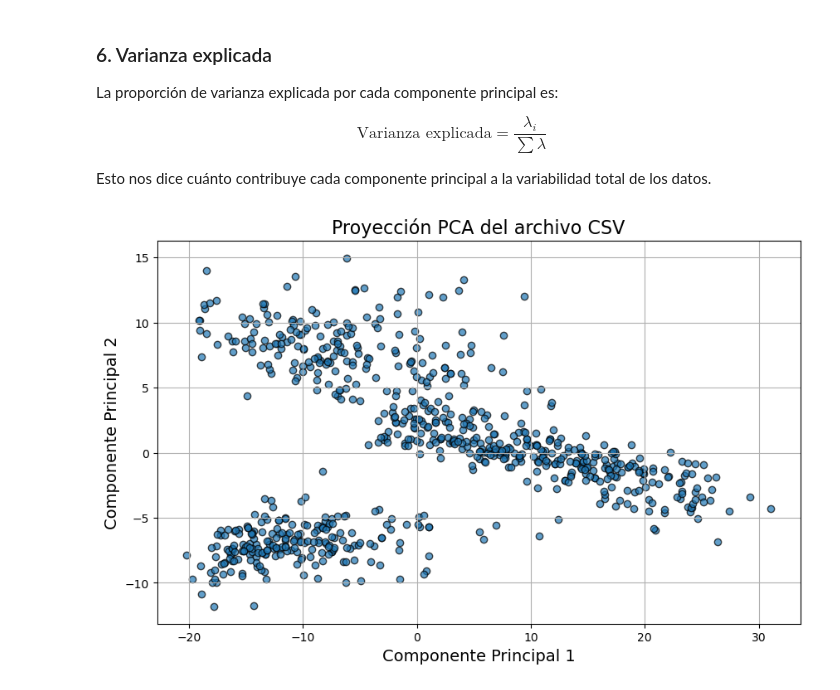
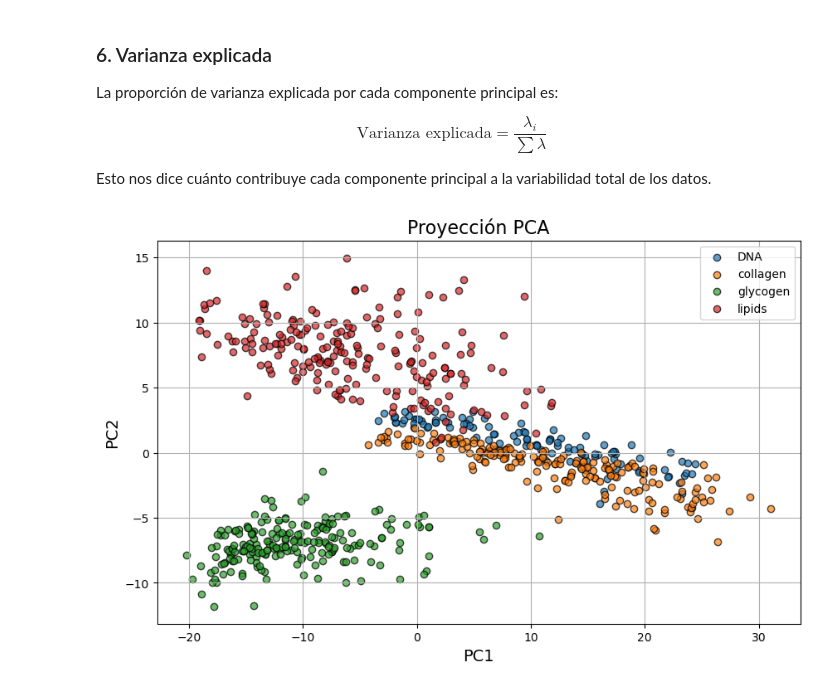
Before and after one commit to diegoseo/Proyecto-TFG, a Jupyter notebook: Ricardo/lectura-juan.ipynb, the cells around one changed output. Cells and saved outputs as stored; diff of their text form; code cells hidden in the pictures.

```diff
--- a/Ricardo/lectura-juan.ipynb
+++ b/Ricardo/lectura-juan.ipynb
@@ -408,26 +408,47 @@ pc2 = transformed_data[:, 1]
 # %%
 from sklearn.decomposition import PCA
 from sklearn.preprocessing import StandardScaler
 import matplotlib.pyplot as plt
 
 # Leer el archivo CSV y excluir la primera columna (ejemplo: Ramanshift)
 data = df.iloc[:, 1:]
+
+# Obtener las categorías desde los nombres de las columnas
+# Se asume que los nombres de las columnas contienen las categorías como parte del texto
+categories = [col.split('_')[0] for col in data.columns]  # Divide por un delimitador como "_" (ajusta según tu formato)
+unique_categories = list(set(categories))  # Categorías únicas
+
+# Asignar un color único a cada categoría
+colors = plt.cm.tab10.colors  # Paleta de colores
+category_colors = {category: colors[i % len(colors)] for i, category in enumerate(unique_categories)}
 
 # Escalar los datos
 scaler = StandardScaler()
 data_scaled = scaler.fit_transform(data.T)  # Transposición para que las características sean columnas
 
 # Aplicar PCA
 pca = PCA(n_components=2)
 pca_result = pca.fit_transform(data_scaled)
 
-# Graficar el PCA
+# Graficar el PCA con colores por tipo
 plt.figure(figsize=(10, 6))
-plt.scatter(pca_result[:, 0], pca_result[:, 1], alpha=0.7, edgecolor='k')
-plt.xlabel('Componente Principal 1', fontsize=14)
-plt.ylabel('Componente Principal 2', fontsize=14)
-plt.title('Proyección PCA del archivo CSV', fontsize=16)
+for category in unique_categories:
+    indices = [i for i, cat in enumerate(categories) if cat == category]
+    plt.scatter(
+        pca_result[indices, 0],
+        pca_result[indices, 1],
+        label=category,
+        color=category_colors[category],
+        alpha=0.7,
+        edgecolor='k'
+    )
+
+# Etiquetas y leyenda
+plt.xlabel('PC1', fontsize=14)
+plt.ylabel('PC2', fontsize=14)
+plt.title('Proyección PCA', fontsize=16)
+plt.legend(loc='best', fontsize=10)
 plt.grid(True)
 plt.show()
 # %% [output]
-[figure, old version]
+[figure, new version]
```
Also changed, not shown: parts of 2 cells of this notebook.
